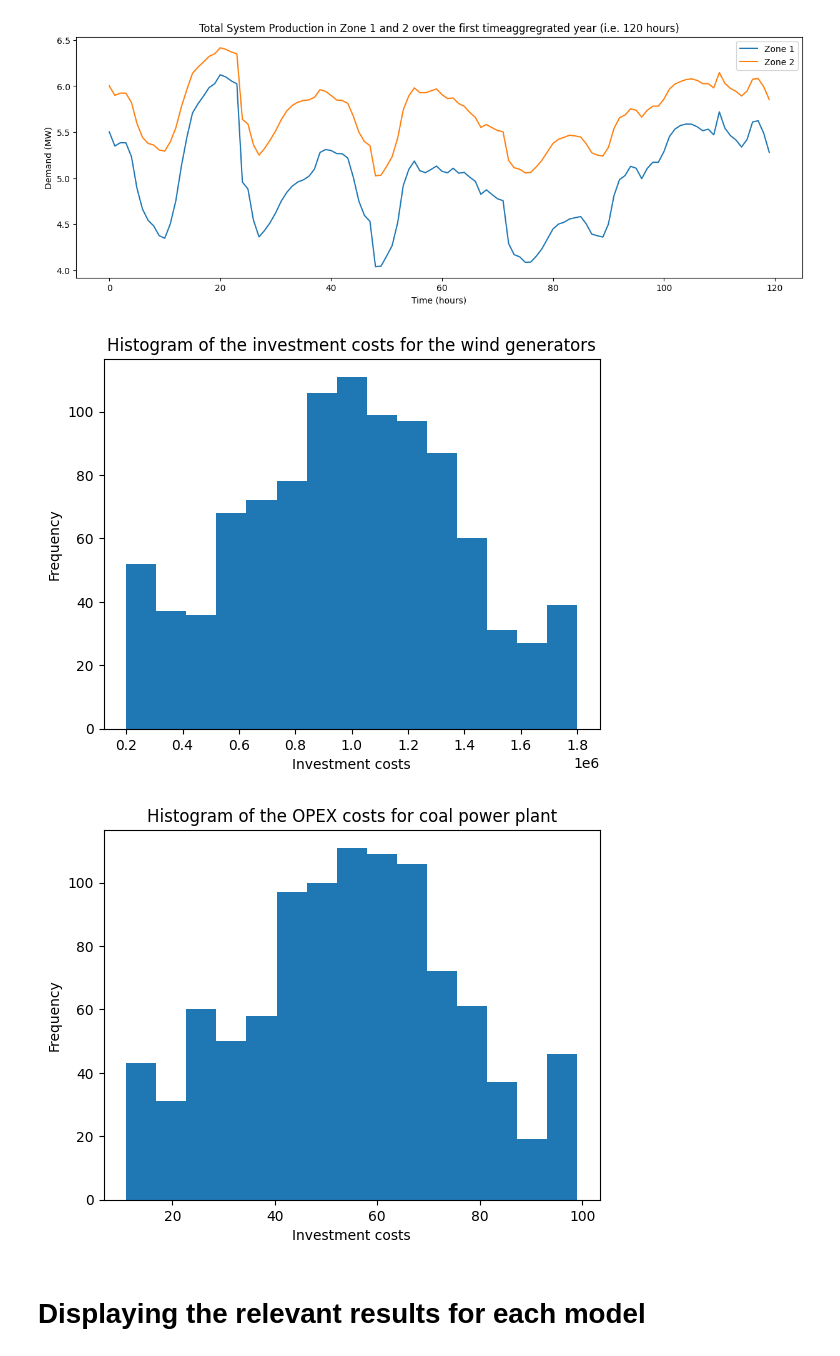
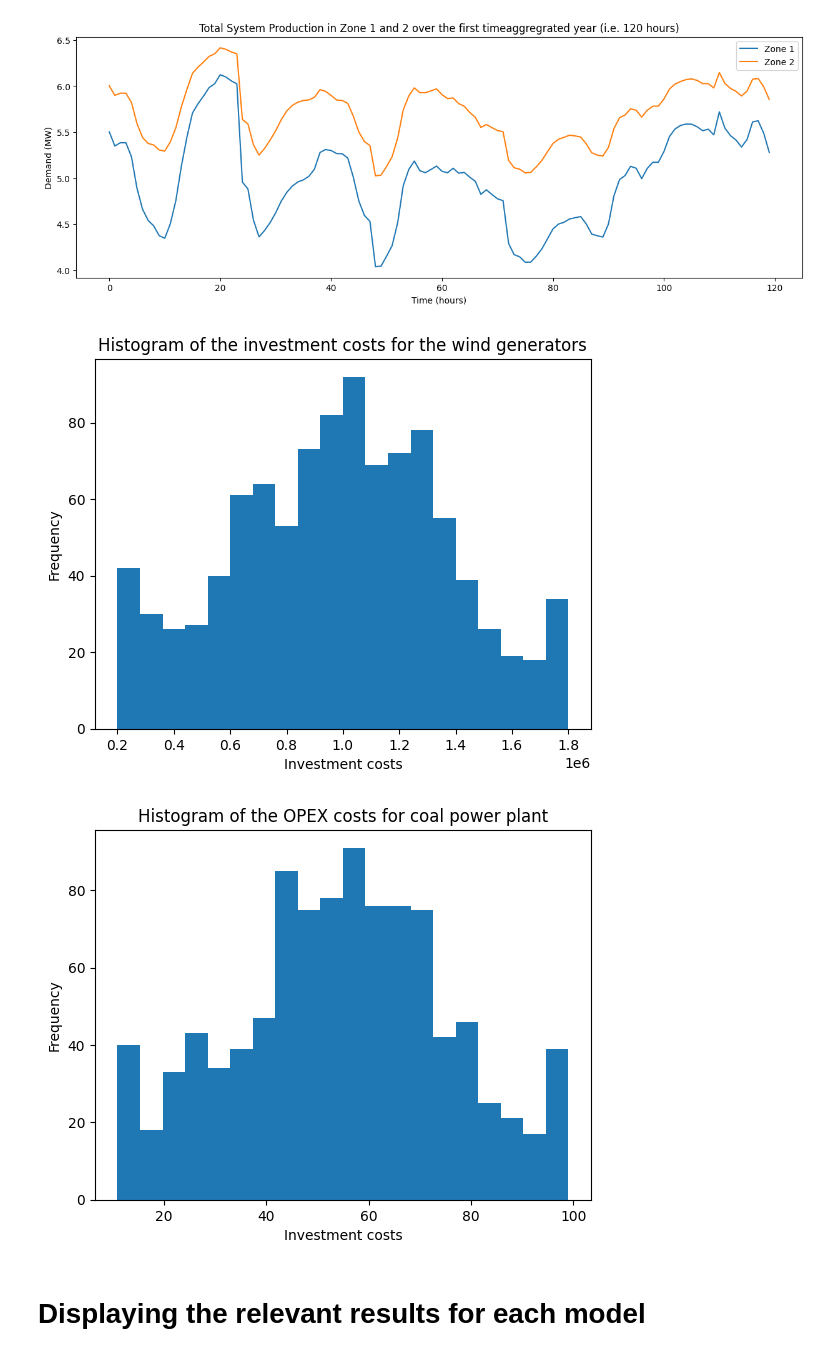
Before and after one commit to bioapfelsaft123/Opti, a Jupyter notebook: AssignmentV2/Main Code/Assignment_Class.ipynb, the cells around one changed output. Drawn from its saved outputs; the diff is of its cells as text; code cells hidden in the pictures.

```diff
--- a/AssignmentV2/Main Code/Assignment_Class.ipynb
+++ b/AssignmentV2/Main Code/Assignment_Class.ipynb
@@ -559,24 +559,24 @@ Budget: 3000000000
 # %%
 #print the fith row of Gen_N_Data_scenarios_train
 #print(DataObj.Gen_N_Data_scenarios_train[5,:])
 
 #create histogram of the DataObj.Gen_N_Data_scenarios_train[5,:]
-plt.hist(DataObj.Gen_N_Data_scenarios_train[5,:], bins=15)
+plt.hist(DataObj.Gen_N_Data_scenarios_train[5,:], bins=20)
 plt.title('Histogram of the investment costs for the wind generators')
 plt.xlabel('Investment costs')
 plt.ylabel('Frequency')
 plt.show()
 
 
 #create histogram of the DataObj.Gen_N_Data_scenarios_train[5,:]
-plt.hist(DataObj.Gen_N_OpCost_scenarios_train[4,:], bins=15)
+plt.hist(DataObj.Gen_N_OpCost_scenarios_train[4,:], bins=20)
 plt.title('Histogram of the OPEX costs for coal power plant')
 plt.xlabel('Investment costs')
 plt.ylabel('Frequency')
 plt.show()
 # %% [output]
-[figure, old version]
+[figure, new version]
-[figure, old version]
+[figure, new version]
 # %% [markdown]
 # Displaying the relevant results for each model
 # %% [markdown]
```
